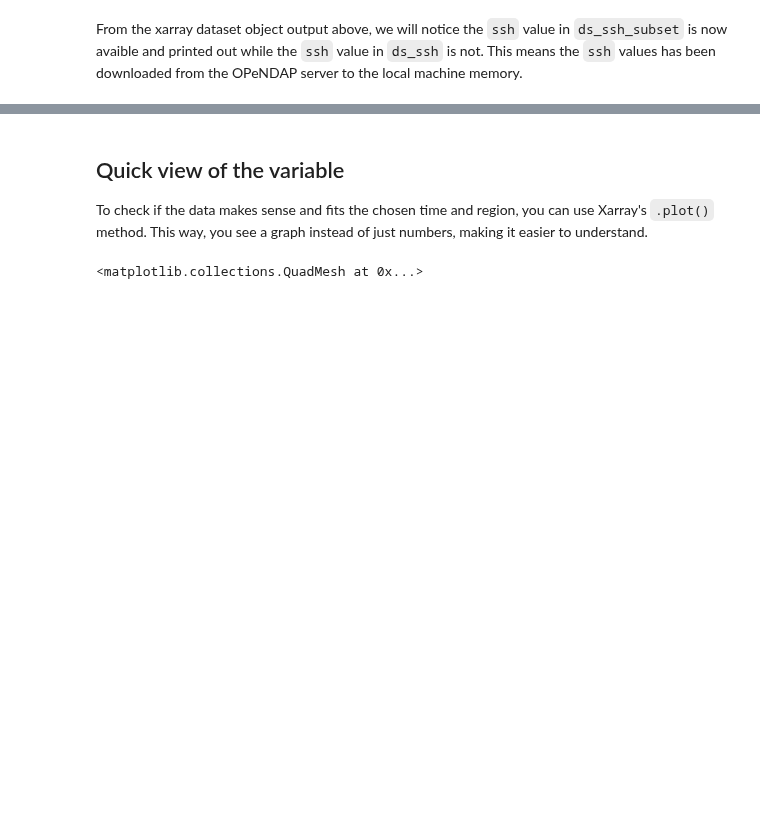
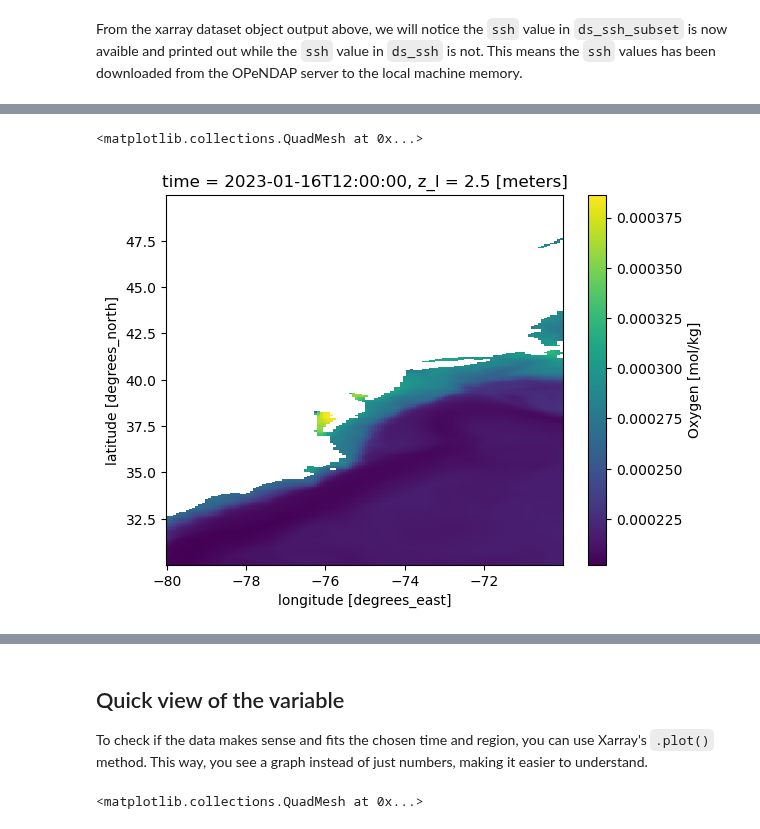
Before and after one commit to NOAA-CEFI-Portal/cefi-cookbook, a Jupyter notebook: content/data_access/access_opendap/python_get_cefi.ipynb, the cells around one changed output, grey strips where cells are left out. Cells and saved outputs as stored; diff of their text form; code cells hidden in the pictures; blank space fills up the shorter version.

Commit message:
add dask and chunk info

```diff
--- a/content/data_access/access_opendap/python_get_cefi.ipynb
+++ b/content/data_access/access_opendap/python_get_cefi.ipynb
@@ -90,0 +104,3 @@ From the xarray dataset object output above, we will notice the `ssh` value in `
+# %%
+opendap_url = 'http://psl.noaa.gov/thredds/dodsC/Projects/CEFI/regional_mom6/cefi_portal/northwest_atlantic/full_domain/hindcast/monthly/regrid/r20250715/o2.nwa.full.hcast.monthly.regrid.r20250715.199301-202312.nc'
+ds_o2 = xr.open_dataset(opendap_url,chunks={})
@@ -90,0 +156,11 @@ From the xarray dataset object output above, we will notice the `ssh` value in `
+# %%
+ds_o2_202301_1= ds_o2.sel(time='2023-01',lon=slice(-80,-70),lat=slice(30,40),z_l=2.5).load()
+# %%
+ds_o2_202301_2 = ds_o2.sel(time='2023-01',lon=slice(-80,-70),lat=slice(40,50),z_l=2.5).load()
+# %%
+ds_o2_202301 = xr.concat([ds_o2_202301_1, ds_o2_202301_2], dim='lat')
+# %%
+ds_o2_202301.o2.plot()
+# %% [output]
+<matplotlib.collections.QuadMesh at 0x...>
+[figure, added]
```
Also changed, not shown: parts of 9 cells of this notebook, 2 other files.
